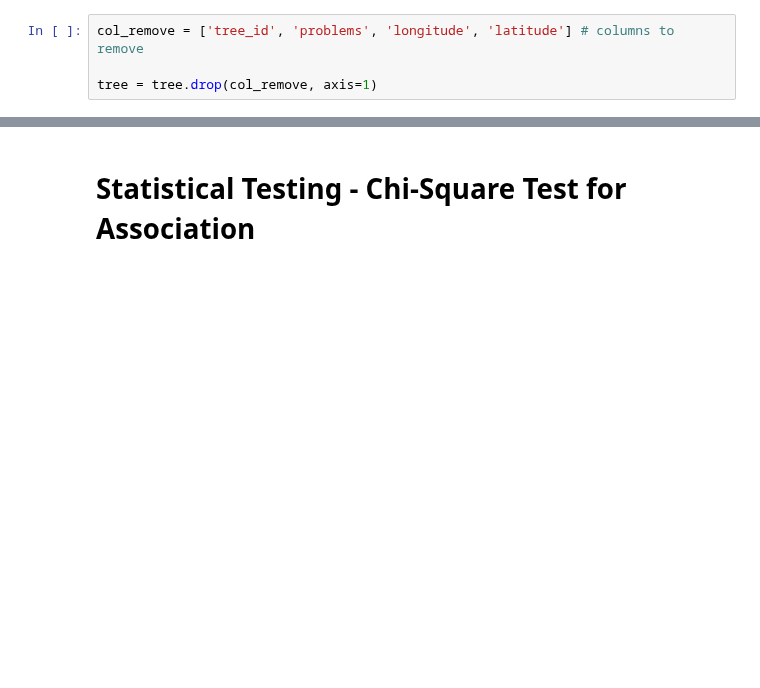
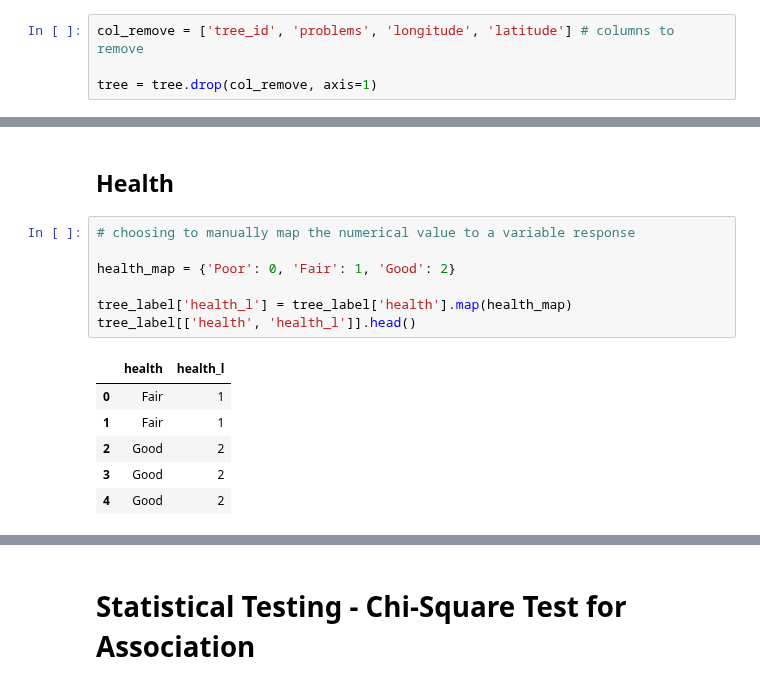
Before and after one commit to annasophiat/tree-health-census, a Jupyter notebook: tree_census_statistical_analysis.ipynb, the cells around one changed output, grey strips where cells are left out. Saved outputs shown, nothing was run; the diff lists cells and outputs as text; blank space fills up the shorter version.

```diff
--- a/tree_census_statistical_analysis.ipynb
+++ b/tree_census_statistical_analysis.ipynb
@@ -80,0 +116,16 @@ tree.head()
+# %% [markdown]
+## Health
+# %%
+# choosing to manually map the numerical value to a variable response
+
+health_map = {'Poor': 0, 'Fair': 1, 'Good': 2}
+
+tree_label['health_l'] = tree_label['health'].map(health_map)
+tree_label[['health', 'health_l']].head()
+# %% [output]
+|  | health | health_l |
+| 0 | Fair | 1 |
+| 1 | Fair | 1 |
+| 2 | Good | 2 |
+| 3 | Good | 2 |
+| 4 | Good | 2 |
```
Also changed, not shown: parts of 47 cells of this notebook.
